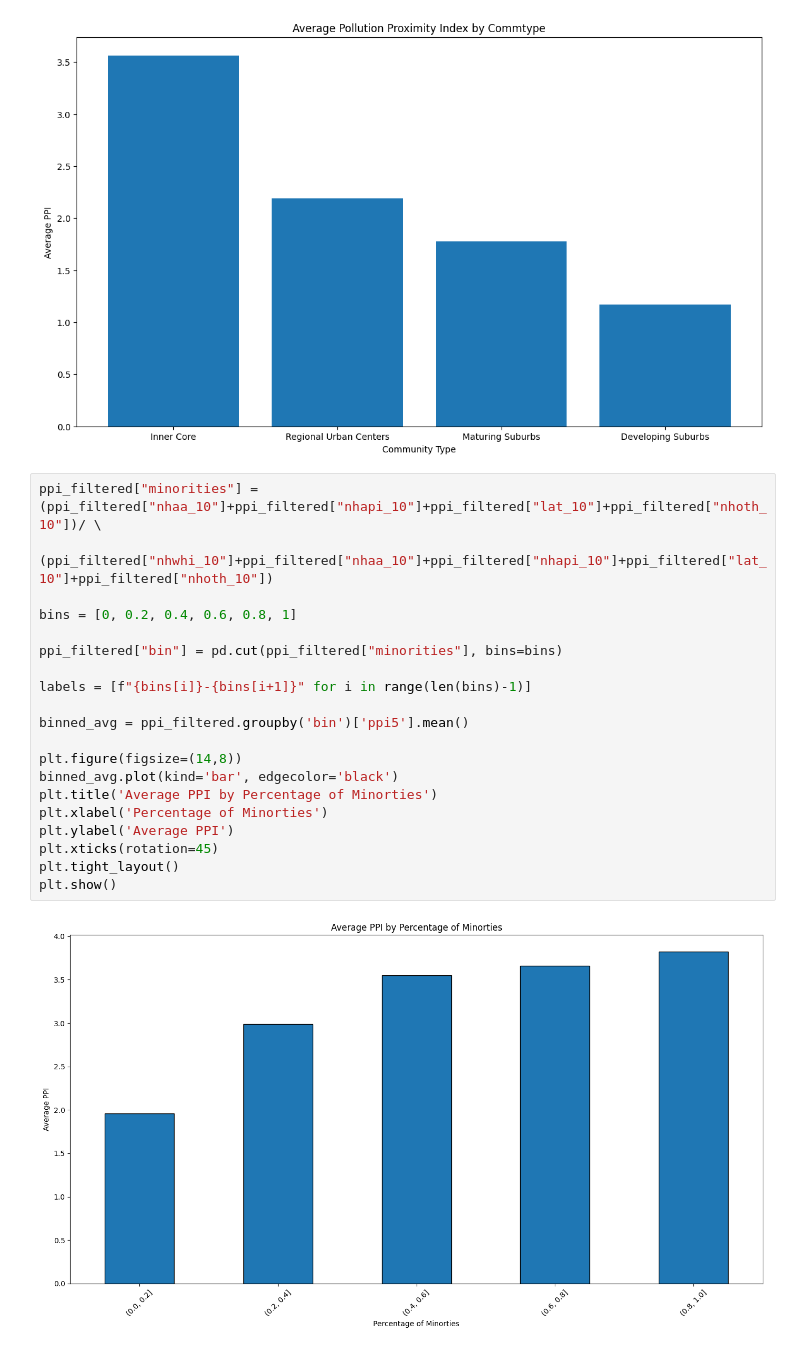
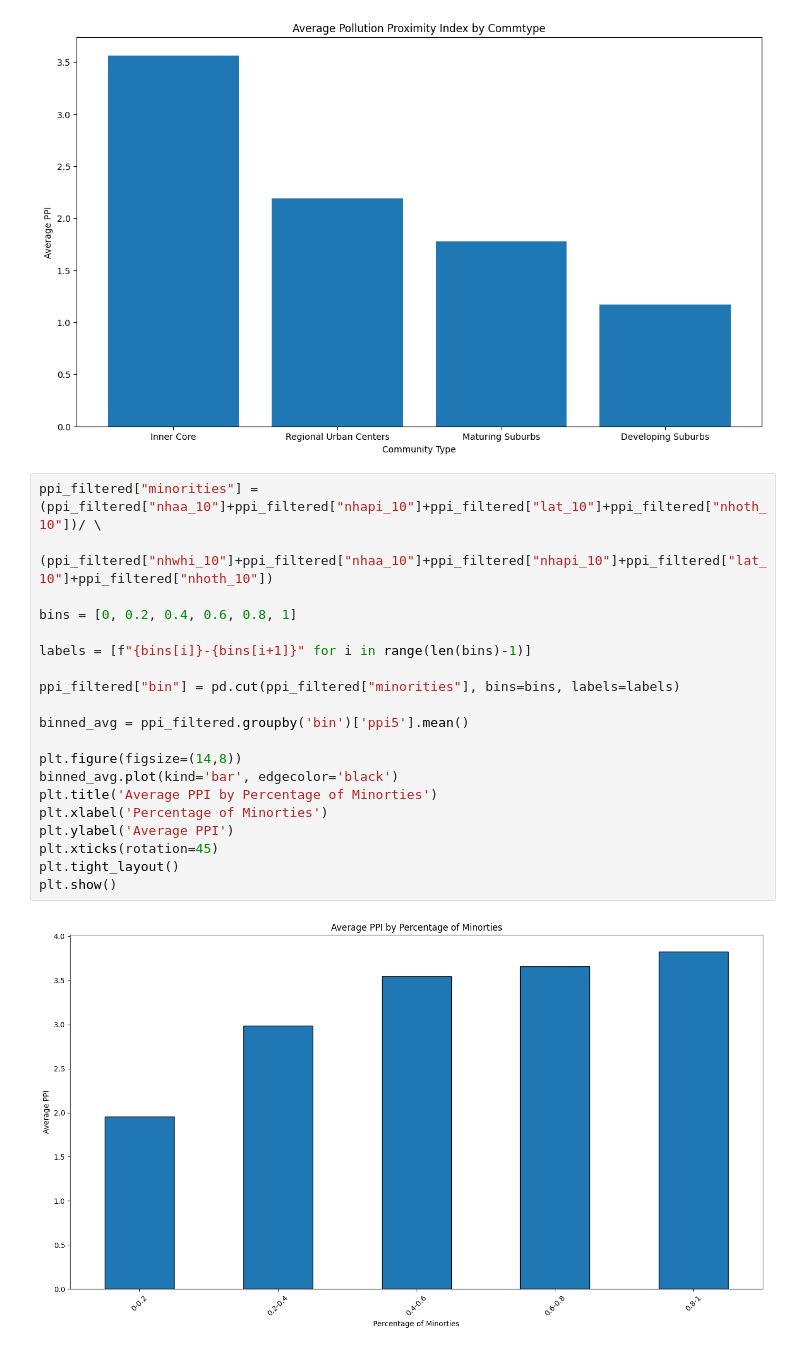
Before and after one commit to BU-Spark/ds-boston-transit-air-quality, a Jupyter notebook: fa23-team-a/code/ppi.ipynb, the cells around one changed output. Saved outputs shown, nothing was run; the diff lists cells and outputs as text.

```diff
--- a/fa23-team-a/code/test.ipynb
+++ b/fa23-team-a/code/ppi.ipynb
@@ -43,25 +27,25 @@ plt.show()
 # %%
 ppi_filtered["minorities"] = (ppi_filtered["nhaa_10"]+ppi_filtered["nhapi_10"]+ppi_filtered["lat_10"]+ppi_filtered["nhoth_10"])/ \
                             (ppi_filtered["nhwhi_10"]+ppi_filtered["nhaa_10"]+ppi_filtered["nhapi_10"]+ppi_filtered["lat_10"]+ppi_filtered["nhoth_10"])
 
 bins = [0, 0.2, 0.4, 0.6, 0.8, 1]
 
-ppi_filtered["bin"] = pd.cut(ppi_filtered["minorities"], bins=bins)
+labels = [f"{bins[i]}-{bins[i+1]}" for i in range(len(bins)-1)]
 
-labels = [f"{bins[i]}-{bins[i+1]}" for i in range(len(bins)-1)]
+ppi_filtered["bin"] = pd.cut(ppi_filtered["minorities"], bins=bins, labels=labels)
 
 binned_avg = ppi_filtered.groupby('bin')['ppi5'].mean()
 
 plt.figure(figsize=(14,8))
 binned_avg.plot(kind='bar', edgecolor='black')
 plt.title('Average PPI by Percentage of Minorties')
 plt.xlabel('Percentage of Minorties')
 plt.ylabel('Average PPI')
 plt.xticks(rotation=45)
 plt.tight_layout()
 plt.show()
 # %% [output]
-[figure, old version]
+[figure, new version]
 # %%
 # Load the data
 ppi = pd.read_csv('../data/csv_files/pollution_proximity_intensity.csv')
```
Also changed, not shown: parts of 4 cells of this notebook, 1 other file.
